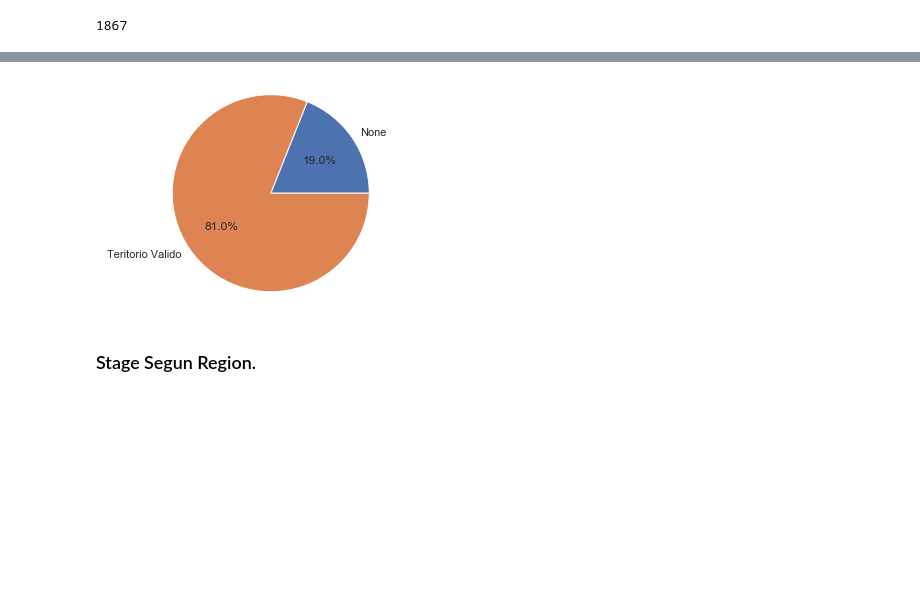
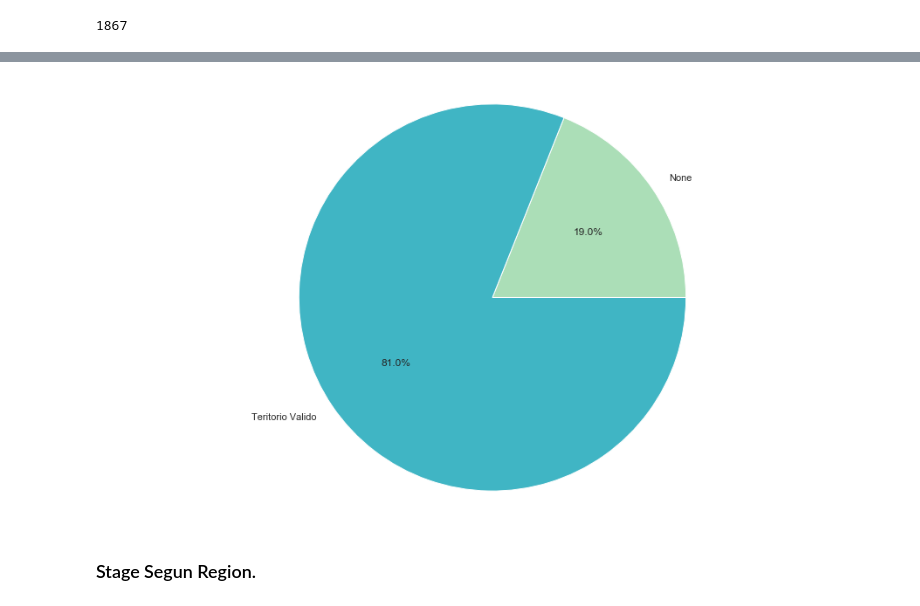
Before and after one commit to RiedelNicolas/75.06-2C2020-TP1, a Jupyter notebook: AnalisisGeografico.ipynb, the cells around one changed output, grey strips where cells are left out. Saved outputs shown, nothing was run; the diff lists cells and outputs as text; code cells hidden in the pictures; blank space fills up the shorter version.

```diff
--- a/AnalisisGeografico.ipynb
+++ b/AnalisisGeografico.ipynb
@@ -8,5 +9,7 @@ import matplotlib as mpl
 # %%
 #### Primero filtramos las columnas que no tienen peso. Ya sea porque son
+# %%
+cmap = plt.get_cmap('YlGnBu')
 # %%
 def imprimir_proporciones_none(dataframe):
     aux=0
@@ -117,8 +126,10 @@ ax.set(xlabel='Region', ylabel='Apariciones')
 territorios = datos['Territory'].value_counts().head(15)
 
 ax = sns.barplot(x=territorios.index, y=territorios.values,
-                 palette="Blues_d")
+                 palette=colores)
 ax.set(xlabel='15 most repeated territories', ylabel='Apariciones')
+sns.set(rc={'figure.figsize':(16,9)})
+
 ax.set_xticklabels(ax.get_xticklabels(), rotation=45)
 # %% [output]
 [Text(0, 0, 'None'),
@@ -181,18 +192,21 @@ Italy              208
 Belgium            179
 Spain              160
 Name: Territory, dtype: int64>
+# %%
+saltos = np.linspace(0.3, 0.5,2 )
+colores = cmap(saltos)
 # %%
 labels = ['None', 'Teritorio Valido']
 territorios = datos['Territory'].value_counts()
 
 sizes = [datos['Territory'].value_counts()['None'],
         len(datos['Territory']) - datos['Territory'].value_counts()['None'] ]
 fig1, ax1 = plt.subplots()
-ax1.pie(sizes, labels=labels, autopct='%1.1f%%', shadow=False)
+ax1.pie(sizes, labels=labels, autopct='%1.1f%%', shadow=False, colors = colores)
 ax1.axis('equal')
 plt.show()
 # %% [output]
-[figure, old version]
+[figure, new version]
 # %% [markdown]
 ### Stage Segun Region.
 # %%
```
Also changed, not shown: parts of 5 cells of this notebook.
